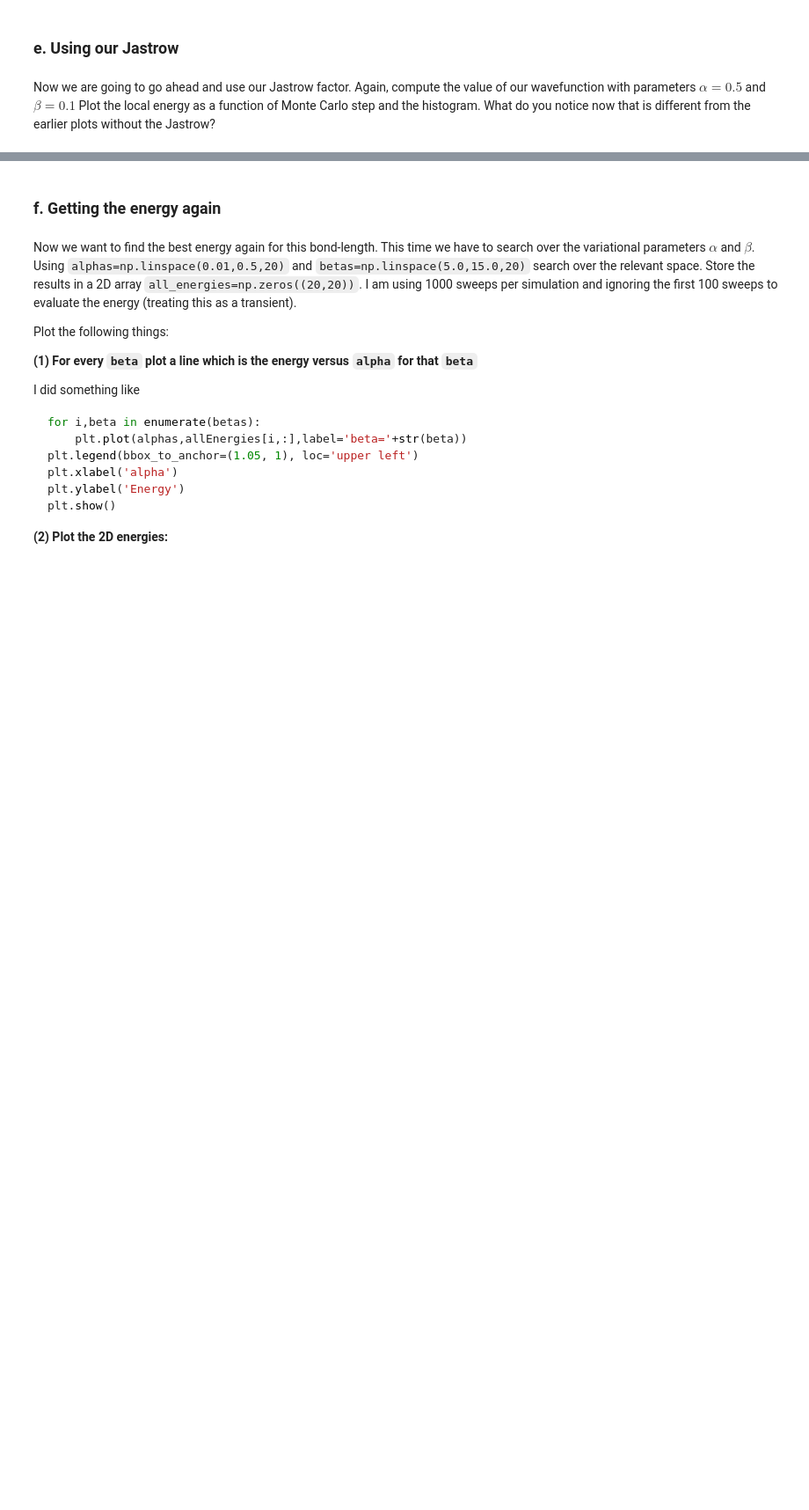
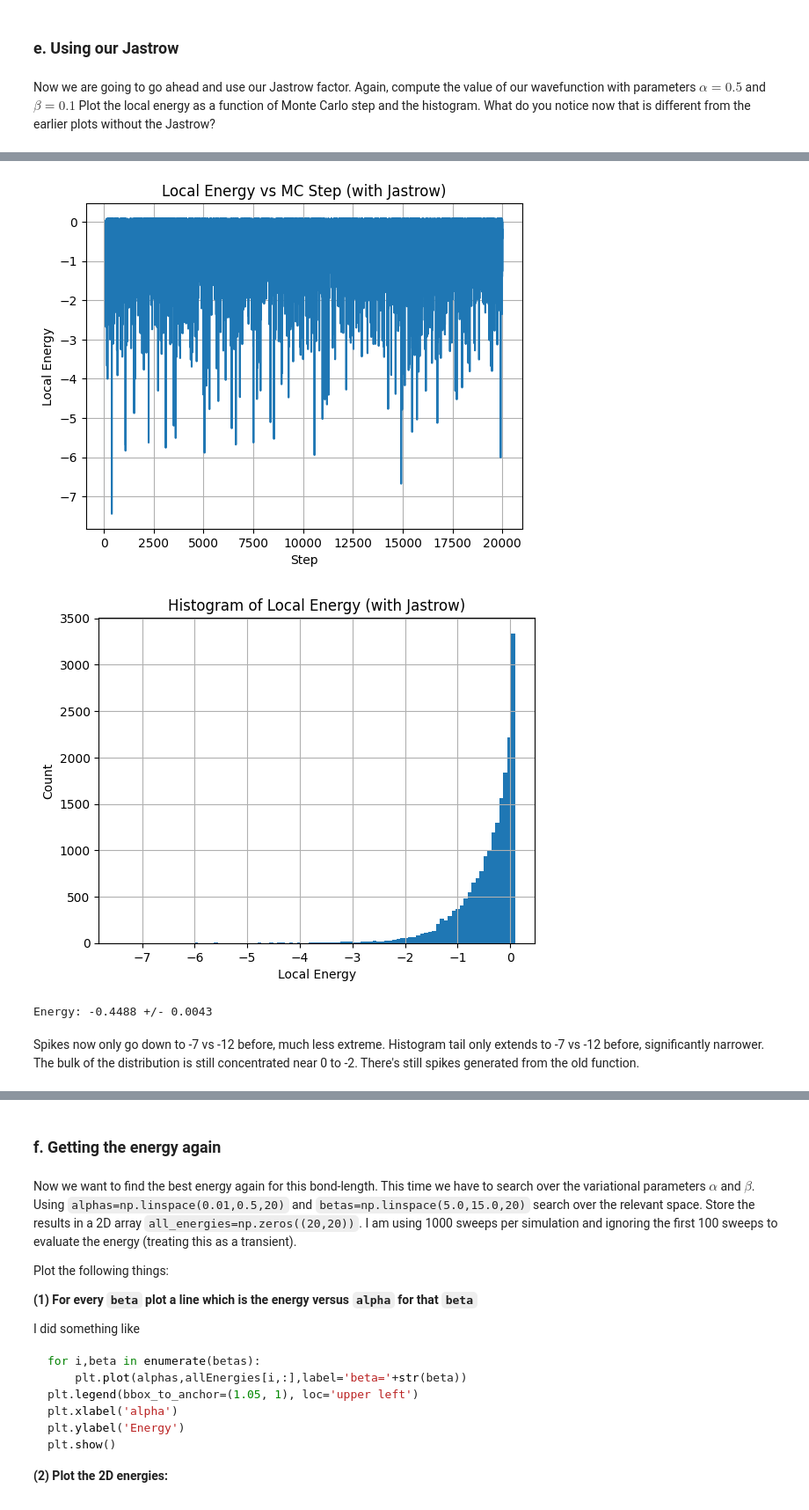
Before and after one commit to mvela31/PHYS487hws, a Jupyter notebook: quantum_mechanics/VMC5.ipynb, the cells around one changed output, grey strips where cells are left out. Shown at 88% size. Saved outputs shown, nothing was run; the diff lists cells and outputs as text; code cells hidden in the pictures; blank space fills up the shorter version.

```diff
--- a/quantum_mechanics/VMC5.ipynb
+++ b/quantum_mechanics/VMC5.ipynb
@@ -625,6 +650,44 @@ Now we are going to go ahead and use our Jastrow factor.  Again, compute the val
  <div><img src="https://clark.physics.illinois.edu/246img/AnsStart.svg" width=200 align=left alt="Answer (end)"></img><br></div>
 # %%
 ###ANSWER HERE
+sweeps = 20000
+a_ep = 1
+beta = 0.1
+b_ep = (a_ep/beta)**0.5
+params = WavefunctionParams(alpha=0.5, beta=beta)  # alpha=0.5 as specified
+
+lEs, pos = MonteCarlo(p_pos, params, new_Psi, sweeps)
+l = 100
+
+# Energy vs step
+plt.figure()
+plt.plot(range(l, sweeps), lEs[l:])
+plt.xlabel('Step')
+plt.ylabel('Local Energy')
+plt.title('Local Energy vs MC Step (with Jastrow)')
+plt.grid()
+plt.show()
+
+# Histogram
+plt.figure()
+plt.hist(lEs[l:], bins=100)
+plt.xlabel('Local Energy')
+plt.ylabel('Count')
+plt.title('Histogram of Local Energy (with Jastrow)')
+plt.grid()
+plt.show()
+
+energy = np.mean(lEs[l:])
+error_energy = np.std(lEs[l:]) / np.sqrt(len(lEs[l:]))
+print(f"Energy: {energy:.4f} +/- {error_energy:.4f}")
+# %% [output]
+[figure, added]
+[figure, added]
+Energy: -0.4488 +/- 0.0043
+# %% [markdown]
+Spikes now only go down to -7 vs -12 before, much less extreme.
+Histogram tail only extends to -7 vs -12 before, significantly narrower.
+The bulk of the distribution is still concentrated near 0 to -2. There's still spikes generated from the old function.
 # %% [markdown]
  <div><img src="https://clark.physics.illinois.edu/246img/AnsEnd.svg" width=200 align=left alt="Answer (end)"></img><br></div>
 # %% [markdown]
```
Also changed, not shown: parts of 14 cells of this notebook.
